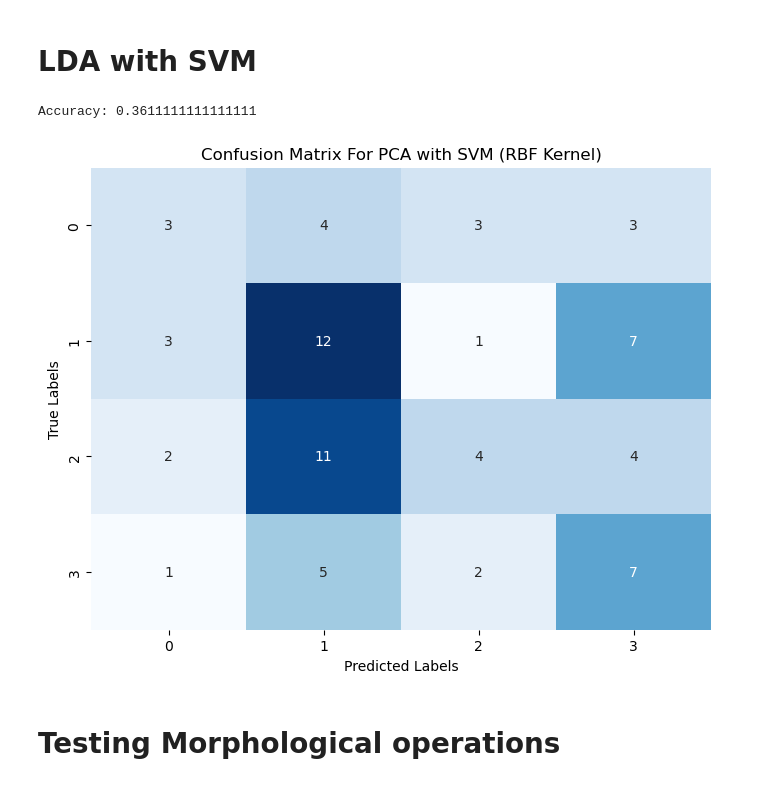
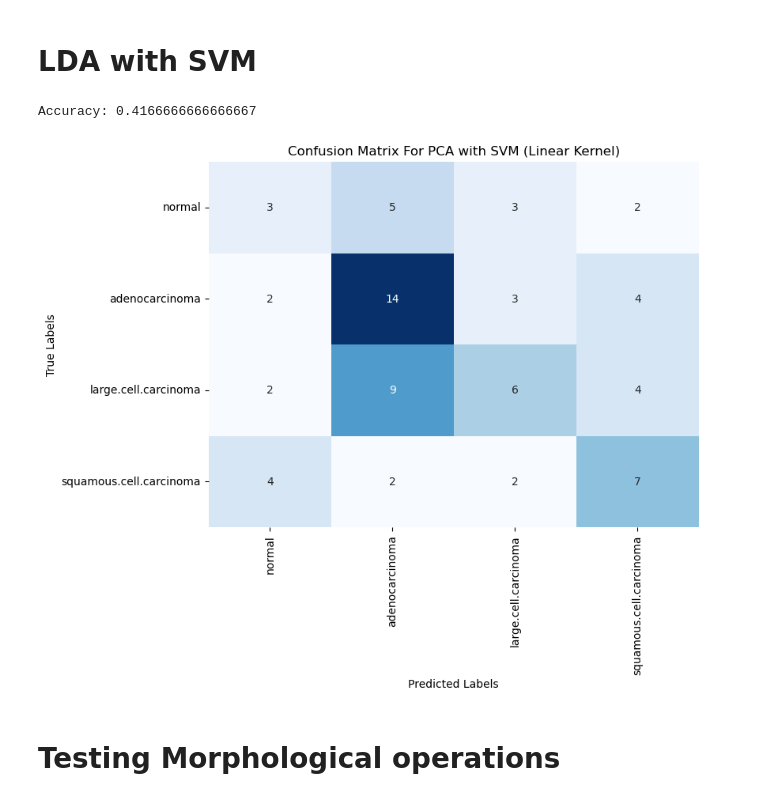
Before and after one commit to zacharyzimm/mids-281-final-project, a Jupyter notebook: classifiers_with_correct_data.ipynb, the cells around one changed output. Drawn from its saved outputs; the diff is of its cells as text; code cells hidden in the pictures.

```diff
--- a/classifiers_with_correct_data.ipynb
+++ b/classifiers_with_correct_data.ipynb
@@ -384,33 +390,35 @@ Accuracy: 0.3333333333333333
 # %%
 
 X_train = [np.array([x, y]).flatten() for x, y in zip(X_sobel_pca, X_hounsfield_pca)]
 X_val = [np.array([x, y]).flatten() for x, y in zip(X_sobel_pca_test, X_hounsfield_pca_test)]
 
 # Create a nonlinear SVM classifier with RBF kernel
 svm_classifier = SVC(kernel='linear', C=1.0)
 
 svm_classifier.fit(X_train, train_labels)
 
 y_pred = svm_classifier.predict(X_val)
 
 # Calculate accuracy and confusion matrix
 accuracy = accuracy_score(valid_labels, y_pred)
 
 print("Accuracy:", accuracy)
 
 # Generate the confusion matrix
 conf_matrix = confusion_matrix(valid_labels, y_pred)
 
 # Create a heatmap of the confusion matrix
 plt.figure(figsize=(8, 6))
-sns.heatmap(conf_matrix, annot=True, cmap='Blues', fmt='d', cbar=False)
+sns.heatmap(conf_matrix, annot=True, cmap='Blues', fmt='d', cbar=False,
+            xticklabels=[class_mappings[i] for i in range(len(class_mappings))],
+            yticklabels=[class_mappings[i] for i in range(len(class_mappings))])
 plt.xlabel('Predicted Labels')
 plt.ylabel('True Labels')
-plt.title('Confusion Matrix For PCA with SVM (RBF Kernel)')
+plt.title('Confusion Matrix For PCA with SVM (Linear Kernel)')
 plt.show()
 # %% [output]
-Accuracy: 0.3611111111111111
+Accuracy: 0.4166666666666667
-[figure, old version]
+[figure, new version]
 # %% [markdown]
 # Testing Morphological operations
 # %% [markdown]
```
Also changed, not shown: parts of 7 cells of this notebook.
